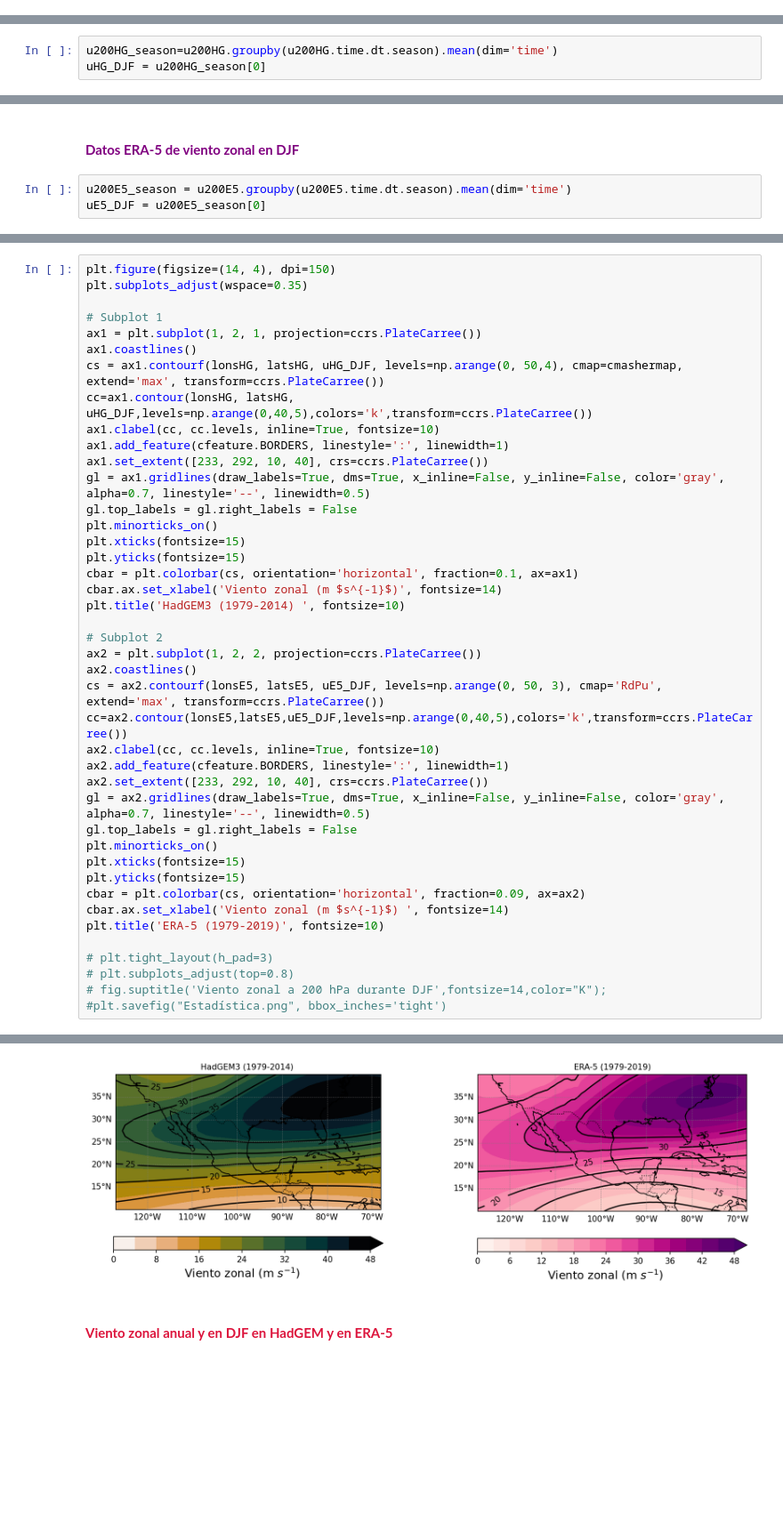
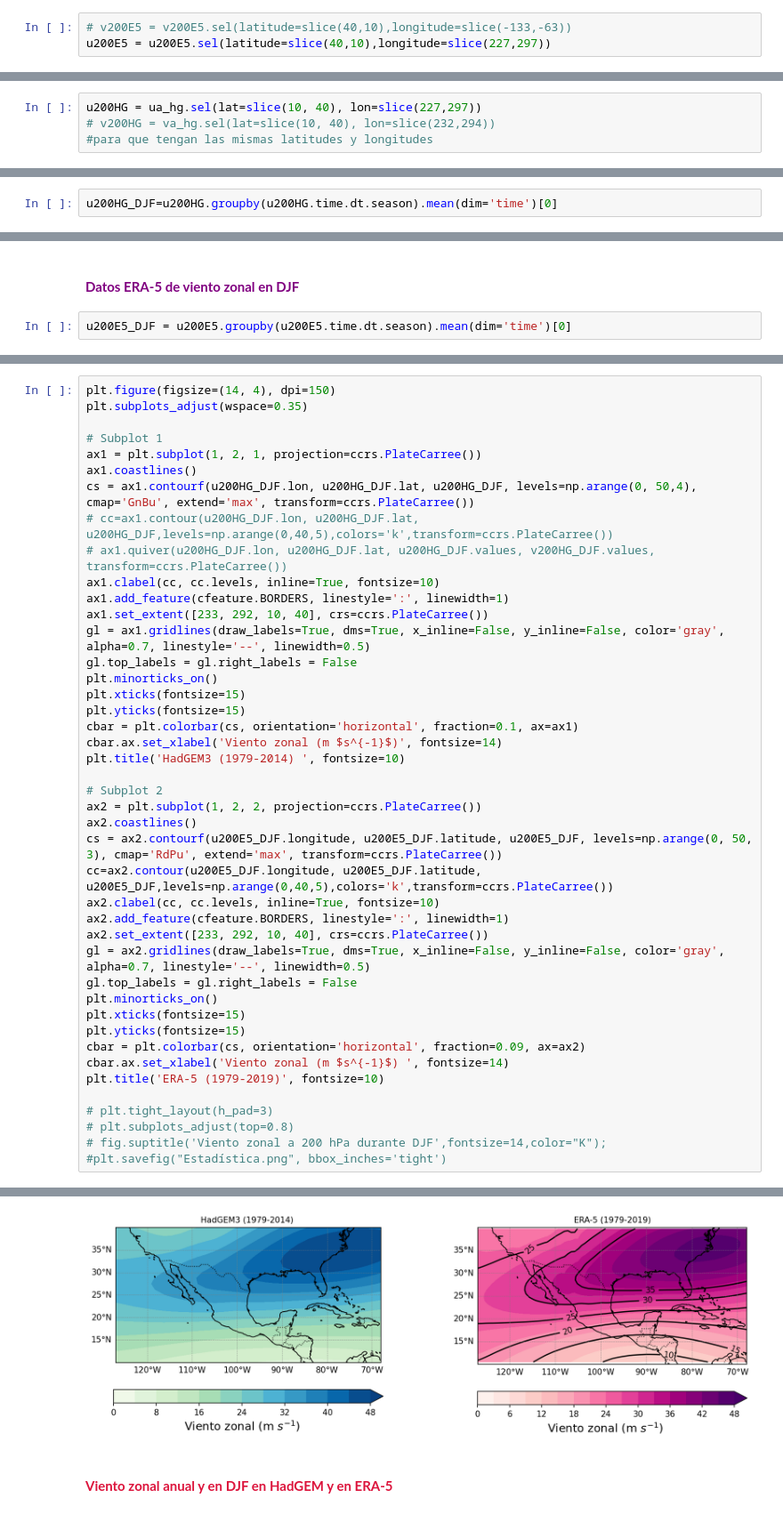
Before and after one commit to MelissaRzy/Notebooks_JET, a Jupyter notebook: 9_u200_E5vsHG.ipynb, the cells around one changed output, grey strips where cells are left out. Shown at 89% size. Cells and saved outputs as stored; diff of their text form; blank space fills up the shorter version.

```diff
--- a/9_u200_E5vsHG.ipynb
+++ b/9_u200_E5vsHG.ipynb
@@ -181,2 +94,5 @@ u200E5 = u_era5.sel(level=200)
+# %%
+# v200E5 = v200E5.sel(latitude=slice(40,10),longitude=slice(-133,-63))
+u200E5 = u200E5.sel(latitude=slice(40,10),longitude=slice(227,297))
 # %%
 u200E5_anual=u200E5.mean(dim='time')
@@ -187 +102,5 @@ u200HG = xr.concat([ua99, ua14], dim='time')
+# %%
+u200HG = ua_hg.sel(lat=slice(10, 40), lon=slice(227,297))
+# v200HG = va_hg.sel(lat=slice(10, 40), lon=slice(232,294))
+#para que tengan las mismas latitudes y longitudes
 # %%
@@ -190,5 +110,4 @@ u200HG_anual = u200HG.mean(dim='time')
 
 #### **<font color="Purple"> Datos HadGEM3 de viento zonal en DJF</font>**
 # %%
-u200HG_season=u200HG.groupby(u200HG.time.dt.season).mean(dim='time')
-uHG_DJF = u200HG_season[0]
+u200HG_DJF=u200HG.groupby(u200HG.time.dt.season).mean(dim='time')[0]
@@ -196,5 +118,4 @@ uHG_DJF = u200HG_season[0]
 
 #### **<font color="Purple"> Datos ERA-5 de viento zonal en DJF</font>**
 # %%
-u200E5_season = u200E5.groupby(u200E5.time.dt.season).mean(dim='time')
-uE5_DJF = u200E5_season[0]
+u200E5_DJF = u200E5.groupby(u200E5.time.dt.season).mean(dim='time')[0]
@@ -209,44 +128,45 @@ plt.subplots_adjust(wspace=0.35)
 # Subplot 1
 ax1 = plt.subplot(1, 2, 1, projection=ccrs.PlateCarree())
 ax1.coastlines()
-cs = ax1.contourf(lonsHG, latsHG, uHG_DJF, levels=np.arange(0, 50,4), cmap=cmashermap, extend='max', transform=ccrs.PlateCarree())
-cc=ax1.contour(lonsHG, latsHG, uHG_DJF,levels=np.arange(0,40,5),colors='k',transform=ccrs.PlateCarree())
+cs = ax1.contourf(u200HG_DJF.lon, u200HG_DJF.lat, u200HG_DJF, levels=np.arange(0, 50,4), cmap='GnBu', extend='max', transform=ccrs.PlateCarree())
+# cc=ax1.contour(u200HG_DJF.lon, u200HG_DJF.lat, u200HG_DJF,levels=np.arange(0,40,5),colors='k',transform=ccrs.PlateCarree())
+# ax1.quiver(u200HG_DJF.lon, u200HG_DJF.lat, u200HG_DJF.values, v200HG_DJF.values, transform=ccrs.PlateCarree())
 ax1.clabel(cc, cc.levels, inline=True, fontsize=10)
 ax1.add_feature(cfeature.BORDERS, linestyle=':', linewidth=1)
 ax1.set_extent([233, 292, 10, 40], crs=ccrs.PlateCarree())
 gl = ax1.gridlines(draw_labels=True, dms=True, x_inline=False, y_inline=False, color='gray', alpha=0.7, linestyle='--', linewidth=0.5)
 gl.top_labels = gl.right_labels = False
 plt.minorticks_on()
 plt.xticks(fontsize=15)
 plt.yticks(fontsize=15)
 cbar = plt.colorbar(cs, orientation='horizontal', fraction=0.1, ax=ax1)
 cbar.ax.set_xlabel('Viento zonal (m $s^{-1}$)', fontsize=14)
 plt.title('HadGEM3 (1979-2014) ', fontsize=10)
 
 # Subplot 2
 ax2 = plt.subplot(1, 2, 2, projection=ccrs.PlateCarree())
 ax2.coastlines()
-cs = ax2.contourf(lonsE5, latsE5, uE5_DJF, levels=np.arange(0, 50, 3), cmap='RdPu', extend='max', transform=ccrs.PlateCarree())
-cc=ax2.contour(lonsE5,latsE5,uE5_DJF,levels=np.arange(0,40,5),colors='k',transform=ccrs.PlateCarree())
+cs = ax2.contourf(u200E5_DJF.longitude, u200E5_DJF.latitude, u200E5_DJF, levels=np.arange(0, 50, 3), cmap='RdPu', extend='max', transform=ccrs.PlateCarree())
+cc=ax2.contour(u200E5_DJF.longitude, u200E5_DJF.latitude, u200E5_DJF,levels=np.arange(0,40,5),colors='k',transform=ccrs.PlateCarree())
 ax2.clabel(cc, cc.levels, inline=True, fontsize=10)
 ax2.add_feature(cfeature.BORDERS, linestyle=':', linewidth=1)
 ax2.set_extent([233, 292, 10, 40], crs=ccrs.PlateCarree())
 gl = ax2.gridlines(draw_labels=True, dms=True, x_inline=False, y_inline=False, color='gray', alpha=0.7, linestyle='--', linewidth=0.5)
 gl.top_labels = gl.right_labels = False
 plt.minorticks_on()
 plt.xticks(fontsize=15)
 plt.yticks(fontsize=15)
 cbar = plt.colorbar(cs, orientation='horizontal', fraction=0.09, ax=ax2)
 cbar.ax.set_xlabel('Viento zonal (m $s^{-1}$) ', fontsize=14)
 plt.title('ERA-5 (1979-2019)', fontsize=10)
 
 # plt.tight_layout(h_pad=3)
 # plt.subplots_adjust(top=0.8)
 # fig.suptitle('Viento zonal a 200 hPa durante DJF',fontsize=14,color="K");
 #plt.savefig("Estadística.png", bbox_inches='tight')
 # %% [output]
 Text(0.5, 1.0, 'ERA-5 (1979-2019)')
-[figure, old version]
+[figure, new version]
 # %% [markdown]
 
 #### **<font color="crimson"> Viento zonal anual y en DJF en HadGEM y en ERA-5</font>**
```
Also changed, not shown: parts of 39 cells of this notebook, 24 other files.
